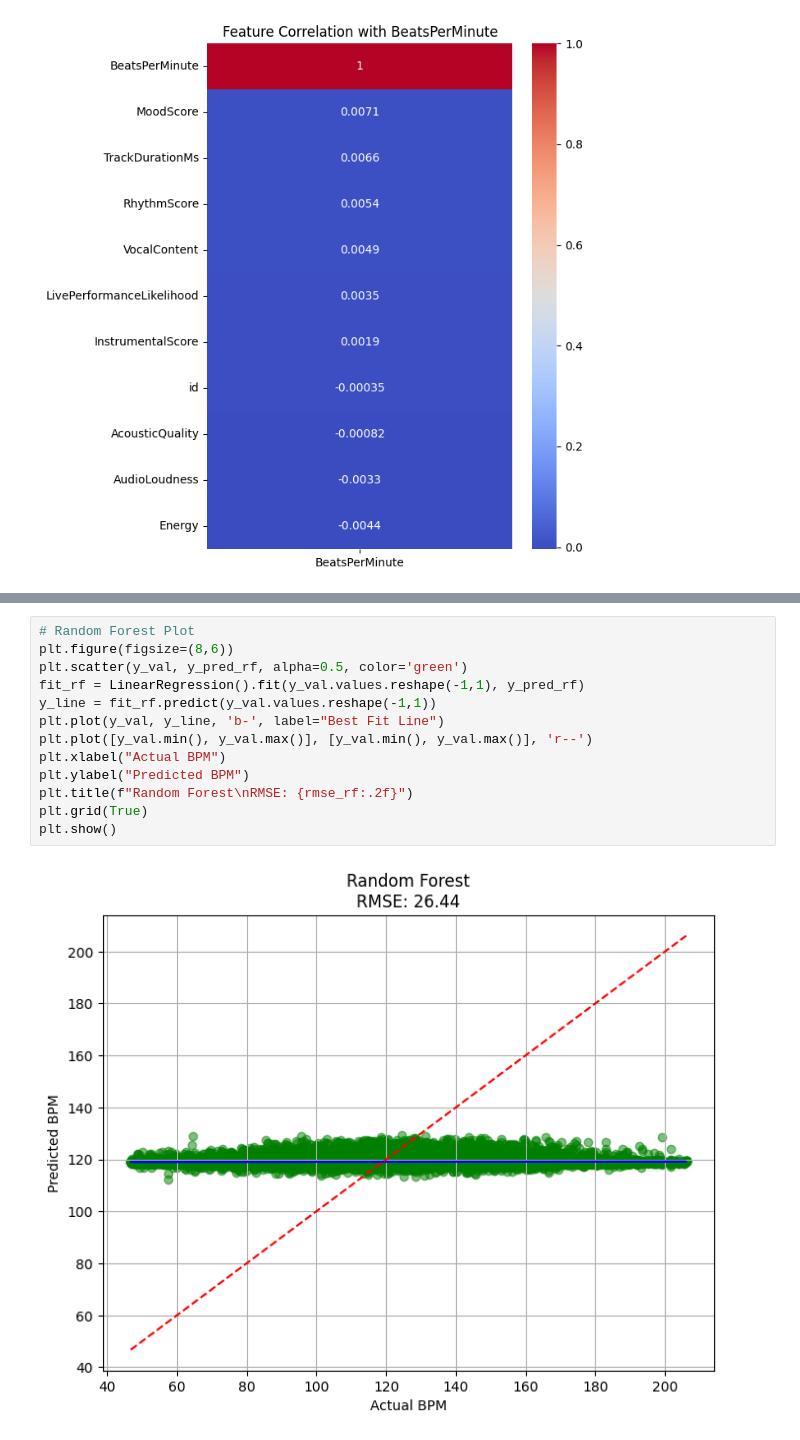
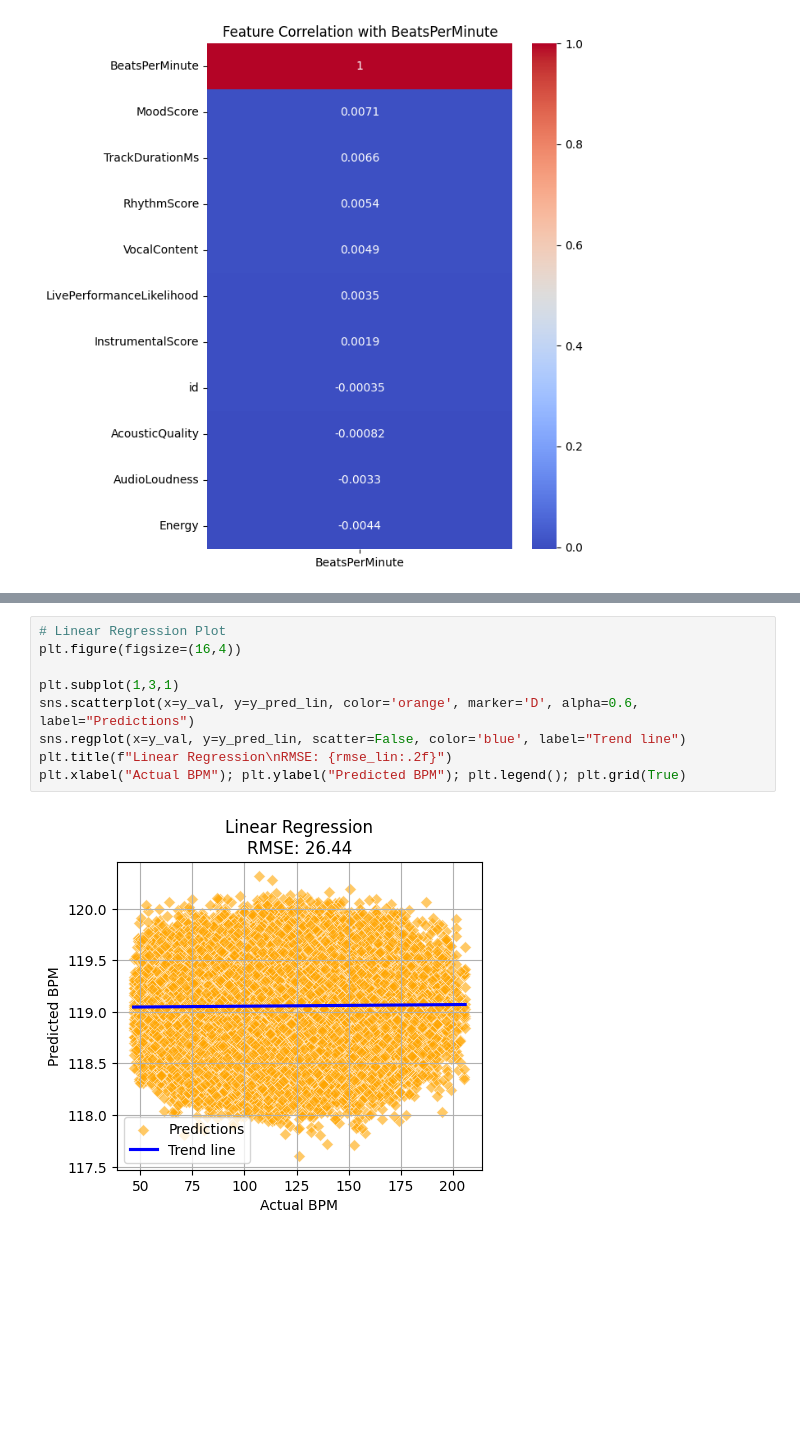
Before and after one commit to cassreinhardt/CS1050, a Jupyter notebook: machine-learning-project-cass.ipynb, the cells around one changed output, grey strips where cells are left out. Saved outputs shown, nothing was run; the diff lists cells and outputs as text; blank space fills up the shorter version.

```diff
--- a/machine-learning-project-cass.ipynb
+++ b/machine-learning-project-cass.ipynb
@@ -166,15 +123,11 @@ plt.show()
-# %%
-# Random Forest Plot
-plt.figure(figsize=(8,6))
-plt.scatter(y_val, y_pred_rf, alpha=0.5, color='green')
-fit_rf = LinearRegression().fit(y_val.values.reshape(-1,1), y_pred_rf)
-y_line = fit_rf.predict(y_val.values.reshape(-1,1))
-plt.plot(y_val, y_line, 'b-', label="Best Fit Line")
-plt.plot([y_val.min(), y_val.max()], [y_val.min(), y_val.max()], 'r--')
-plt.xlabel("Actual BPM")
-plt.ylabel("Predicted BPM")
-plt.title(f"Random Forest\nRMSE: {rmse_rf:.2f}")
-plt.grid(True)
-plt.show()
-# %% [output]
-[figure, removed]
+# %%
+# Linear Regression Plot
+plt.figure(figsize=(16,4))
+
+plt.subplot(1,3,1)
+sns.scatterplot(x=y_val, y=y_pred_lin, color='orange', marker='D', alpha=0.6, label="Predictions")
+sns.regplot(x=y_val, y=y_pred_lin, scatter=False, color='blue', label="Trend line")
+plt.title(f"Linear Regression\nRMSE: {rmse_lin:.2f}")
+plt.xlabel("Actual BPM"); plt.ylabel("Predicted BPM"); plt.legend(); plt.grid(True)
+# %% [output]
+[figure, added]
```
Also changed, not shown: parts of 12 cells of this notebook.
